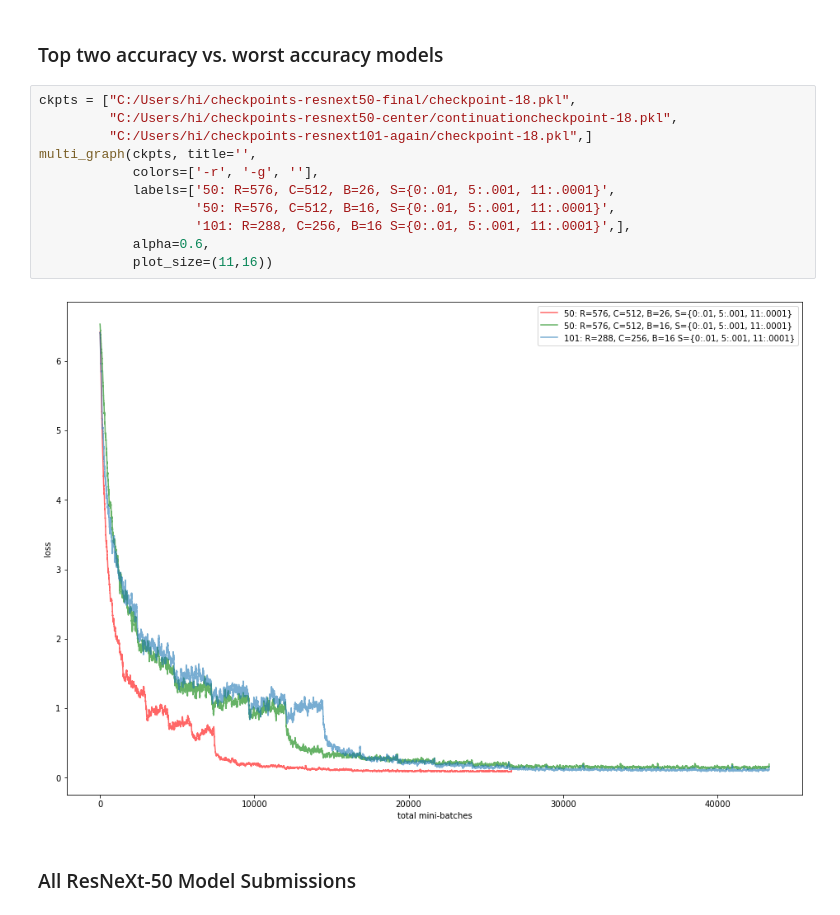
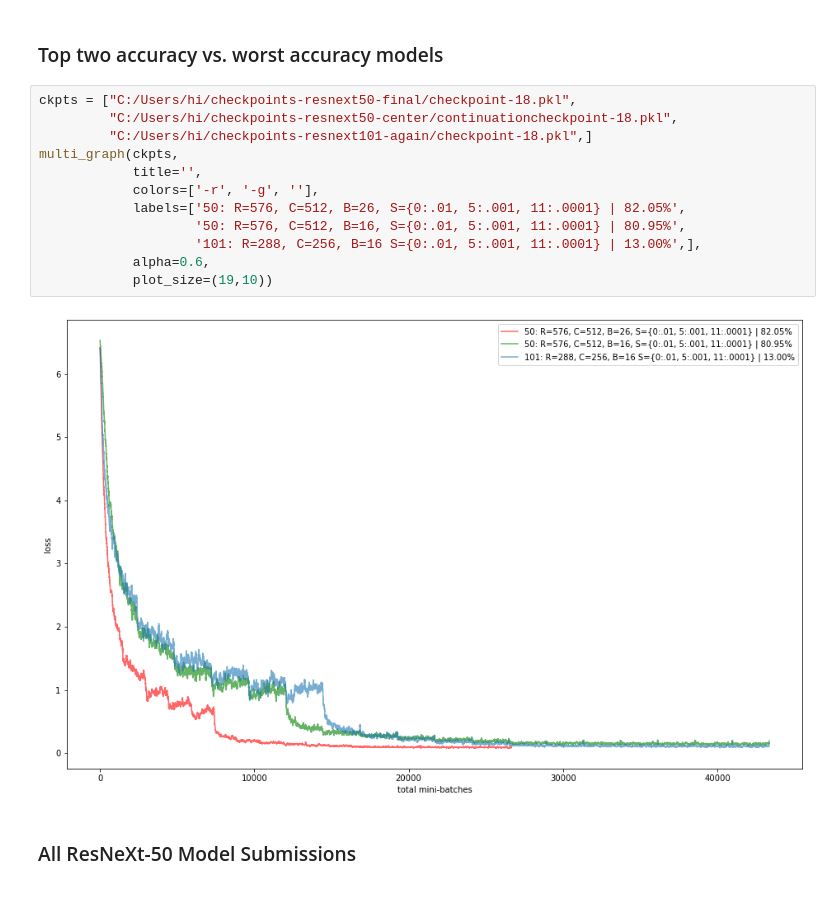
Before and after one commit to 0xMango/kaggle-birbs, a Jupyter notebook: project_latest.ipynb, the cells around one changed output. Saved outputs shown, nothing was run; the diff lists cells and outputs as text.

Commit message:
Added graph

```diff
--- a/project_latest.ipynb
+++ b/project_latest.ipynb
@@ -290,16 +290,17 @@ graph('C:/Users/hi/checkpoints-resnext50-final/checkpoint-18.pkl', batch_size=26
 # %%
 ckpts = ["C:/Users/hi/checkpoints-resnext50-final/checkpoint-18.pkl",
          "C:/Users/hi/checkpoints-resnext50-center/continuationcheckpoint-18.pkl",
          "C:/Users/hi/checkpoints-resnext101-again/checkpoint-18.pkl",]
-multi_graph(ckpts, title='',
+multi_graph(ckpts,
+            title='',
             colors=['-r', '-g', ''],
-            labels=['50: R=576, C=512, B=26, S={0:.01, 5:.001, 11:.0001}',
-                    '50: R=576, C=512, B=16, S={0:.01, 5:.001, 11:.0001}',
-                    '101: R=288, C=256, B=16 S={0:.01, 5:.001, 11:.0001}',],
+            labels=['50: R=576, C=512, B=26, S={0:.01, 5:.001, 11:.0001} | 82.05%',
+                    '50: R=576, C=512, B=16, S={0:.01, 5:.001, 11:.0001} | 80.95%',
+                    '101: R=288, C=256, B=16 S={0:.01, 5:.001, 11:.0001} | 13.00%',],
             alpha=0.6,
-            plot_size=(11,16))
+            plot_size=(19,10))
 # %% [output]
-[figure, old version]
+[figure, new version]
 # %% [markdown]
 ### All ResNeXt-50 Model Submissions
 # %%
```
Also changed, not shown: parts of 2 cells of this notebook, 3 other files.
